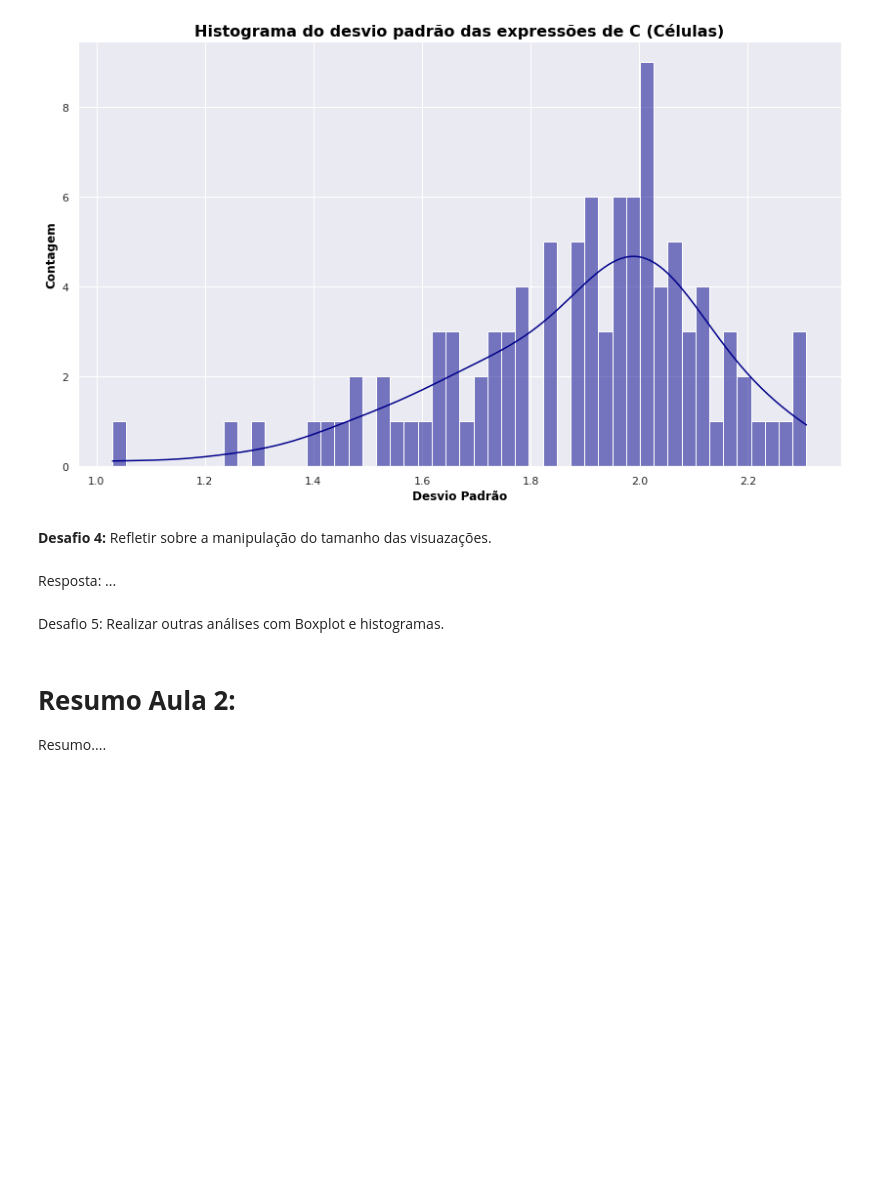
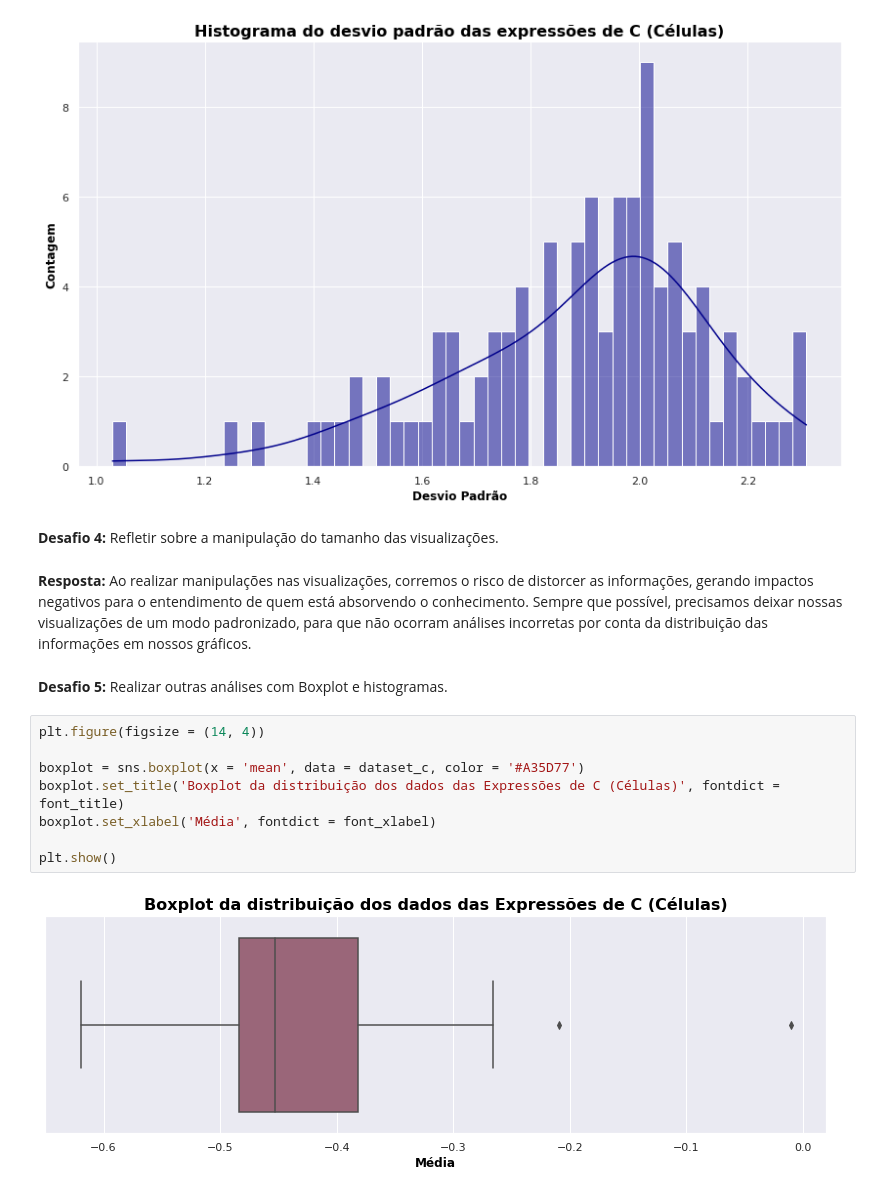
Before and after one commit to dijkstra001/imersao_dados_alura, a Jupyter notebook: ID_ncorreia.ipynb, the cells around one changed output. Drawn from its saved outputs; the diff is of its cells as text; blank space fills up the shorter version.

```diff
--- a/ID_ncorreia.ipynb
+++ b/ID_ncorreia.ipynb
@@ -234,12 +245,19 @@ plt.show()
 # %% [output]
 [figure]
 # %% [markdown]
-**Desafio 4:** Refletir sobre a manipulação do tamanho das visuazações.
+**Desafio 4:** Refletir sobre a manipulação do tamanho das visualizações.
-# %% [markdown]
-Resposta: ...
+# %% [markdown]
+**Resposta:** Ao realizar manipulações nas visualizações, corremos o risco de distorcer as informações, gerando impactos negativos para o entendimento de quem está absorvendo o conhecimento.
+Sempre que possível, precisamos deixar nossas visualizações de um modo padronizado, para que não ocorram análises incorretas por conta da distribuição das informações em nossos gráficos.
 # %% [markdown]
-Desafio 5: Realizar outras análises com Boxplot e histogramas.
+**Desafio 5:** Realizar outras análises com Boxplot e histogramas.
-# %% [markdown]
-# **Resumo Aula 2:**
-
-Resumo....
+# %%
+plt.figure(figsize = (14, 4))
+
+boxplot = sns.boxplot(x = 'mean', data = dataset_c, color = '#A35D77')
+boxplot.set_title('Boxplot da distribuição dos dados das Expressões de C (Células)', fontdict = font_title)
+boxplot.set_xlabel('Média', fontdict = font_xlabel)
+
+plt.show()
+# %% [output]
+[figure, added]
```
Also changed, not shown: parts of 7 cells of this notebook.
